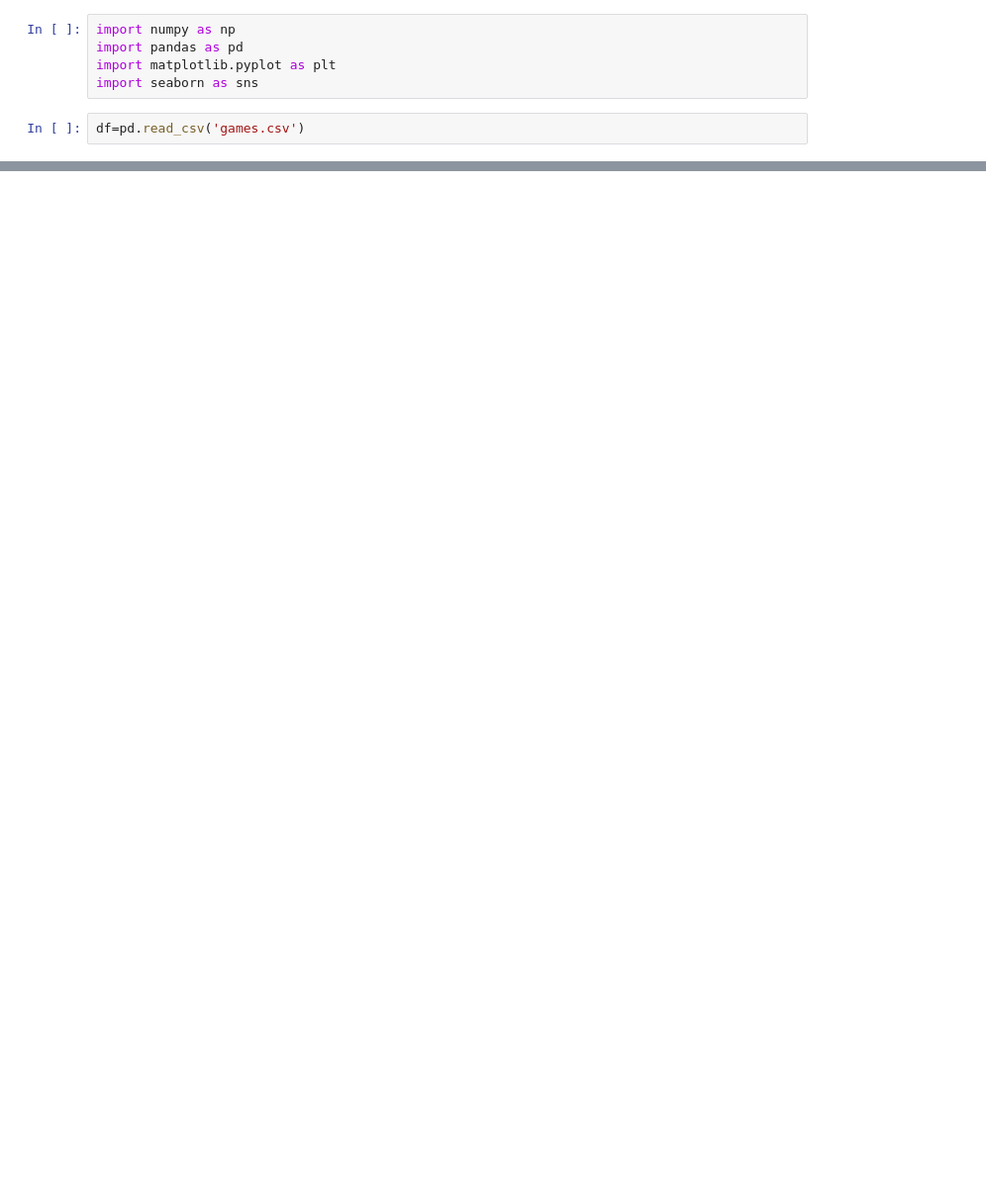
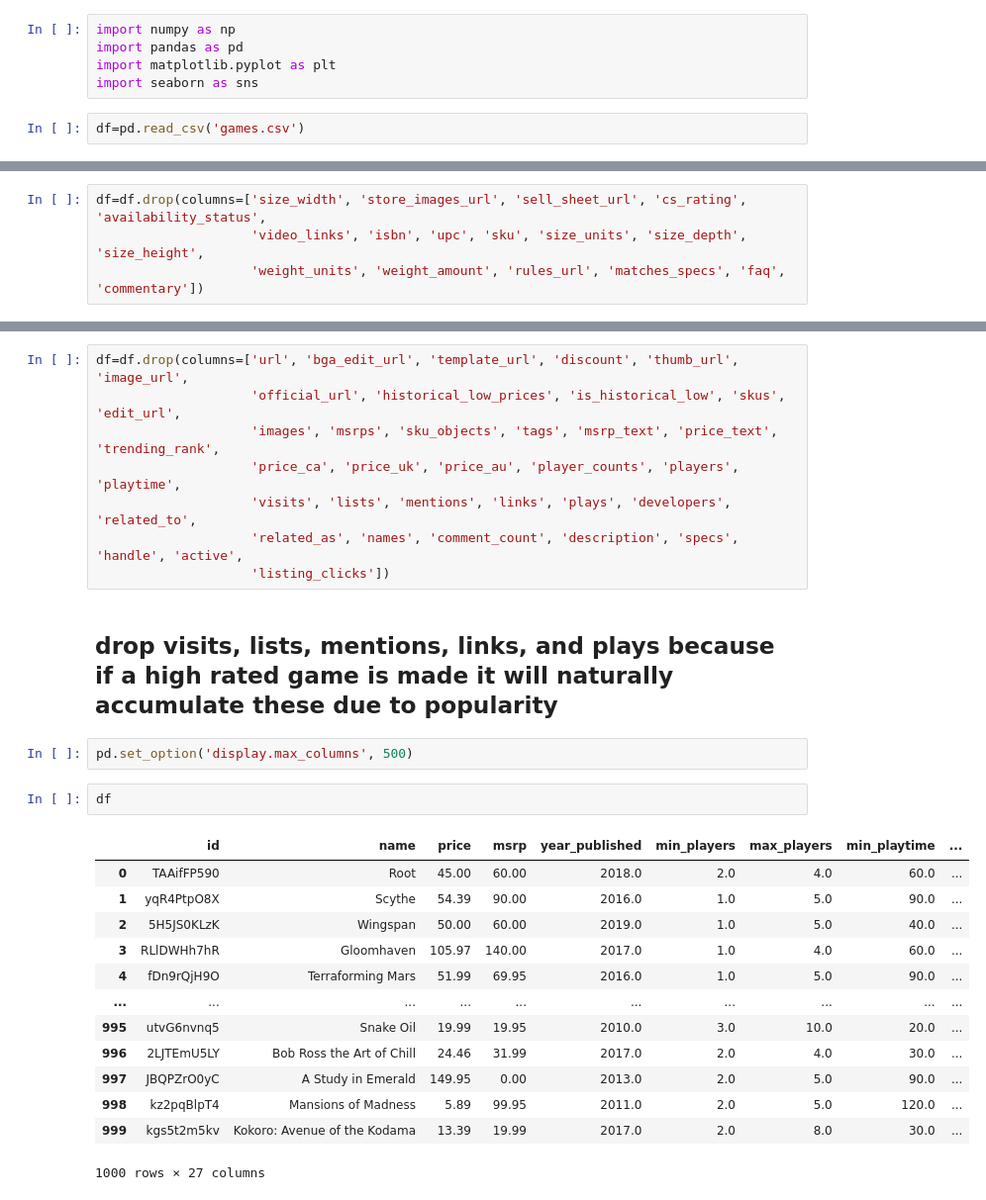
Before and after one commit to Andy-Jensen/board-game-project, a Jupyter notebook: Prepare.ipynb, the cells around one changed output, grey strips where cells are left out. Shown: that part at 99% size. Cells and saved outputs as stored; diff of their text form; blank space fills up the shorter version.

```diff
--- a/Prepare.ipynb
+++ b/Prepare.ipynb
@@ -23,0 +77,4 @@ df
+# %%
+df=df.drop(columns=['size_width', 'store_images_url', 'sell_sheet_url', 'cs_rating', 'availability_status',
+                    'video_links', 'isbn', 'upc', 'sku', 'size_units', 'size_depth', 'size_height',
+                    'weight_units', 'weight_amount', 'rules_url', 'matches_specs', 'faq', 'commentary'])
@@ -23,0 +122,28 @@ df
+# %%
+df=df.drop(columns=['url', 'bga_edit_url', 'template_url', 'discount', 'thumb_url', 'image_url',
+                    'official_url', 'historical_low_prices', 'is_historical_low', 'skus', 'edit_url',
+                    'images', 'msrps', 'sku_objects', 'tags', 'msrp_text', 'price_text', 'trending_rank',
+                    'price_ca', 'price_uk', 'price_au', 'player_counts', 'players', 'playtime',
+                    'visits', 'lists', 'mentions', 'links', 'plays', 'developers', 'related_to',
+                    'related_as', 'names', 'comment_count', 'description', 'specs', 'handle', 'active',
+                    'listing_clicks'])
+# %% [markdown]
+## drop visits, lists, mentions, links, and plays because if a high rated game is made it will naturally accumulate these due to popularity
+# %%
+pd.set_option('display.max_columns', 500)
+# %%
+df
+# %% [output]
+|  | id | name | price | msrp | year_published | min_players | max_players | min_playtime | ... |
+| 0 | TAAifFP590 | Root | 45.00 | 60.00 | 2018.0 | 2.0 | 4.0 | 60.0 | ... |
+| 1 | yqR4PtpO8X | Scythe | 54.39 | 90.00 | 2016.0 | 1.0 | 5.0 | 90.0 | ... |
+| 2 | 5H5JS0KLzK | Wingspan | 50.00 | 60.00 | 2019.0 | 1.0 | 5.0 | 40.0 | ... |
+| 3 | RLlDWHh7hR | Gloomhaven | 105.97 | 140.00 | 2017.0 | 1.0 | 4.0 | 60.0 | ... |
+| 4 | fDn9rQjH9O | Terraforming Mars | 51.99 | 69.95 | 2016.0 | 1.0 | 5.0 | 90.0 | ... |
+| ... | ... | ... | ... | ... | ... | ... | ... | ... | ... |
+| 995 | utvG6nvnq5 | Snake Oil | 19.99 | 19.95 | 2010.0 | 3.0 | 10.0 | 20.0 | ... |
+| 996 | 2LJTEmU5LY | Bob Ross the Art of Chill | 24.46 | 31.99 | 2017.0 | 2.0 | 4.0 | 30.0 | ... |
+| 997 | JBQPZrO0yC | A Study in Emerald | 149.95 | 0.00 | 2013.0 | 2.0 | 5.0 | 90.0 | ... |
+| 998 | kz2pqBlpT4 | Mansions of Madness | 5.89 | 99.95 | 2011.0 | 2.0 | 5.0 | 120.0 | ... |
+| 999 | kgs5t2m5kv | Kokoro: Avenue of the Kodama | 13.39 | 19.99 | 2017.0 | 2.0 | 8.0 | 30.0 | ... |
+1000 rows × 27 columns
```
Also changed, not shown: parts of 17 cells of this notebook.
